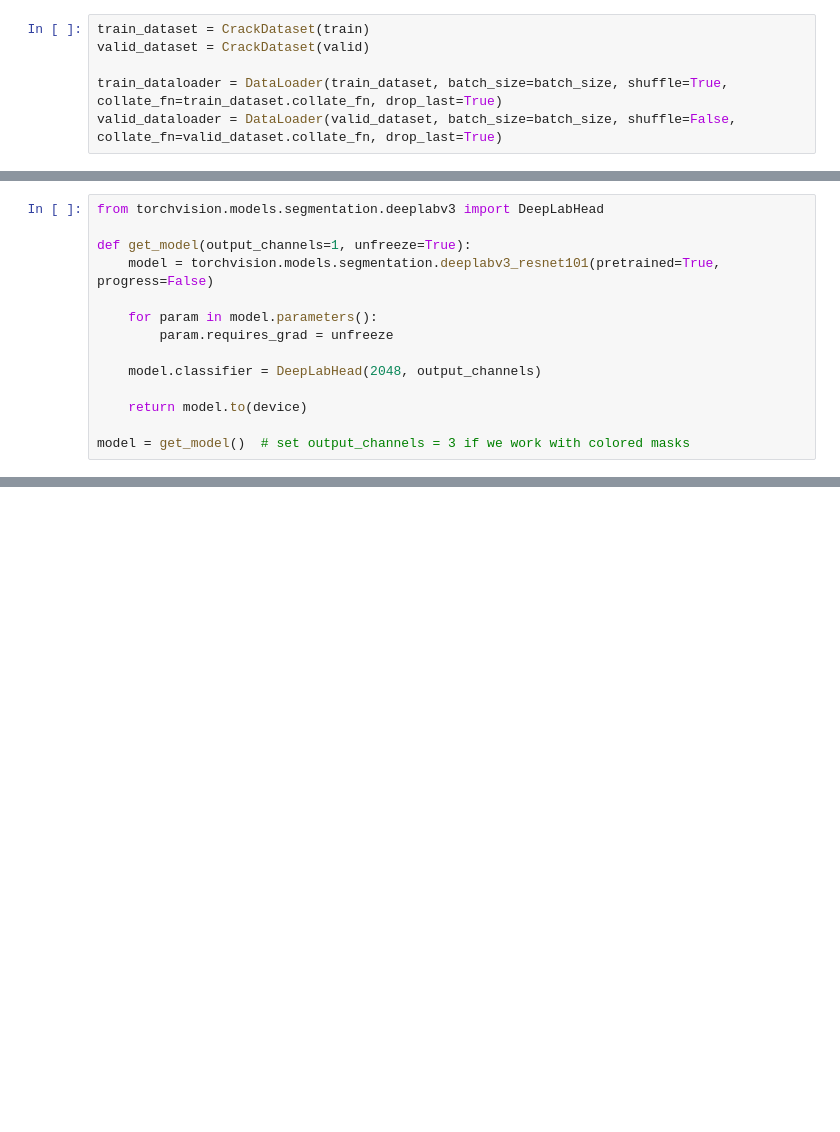
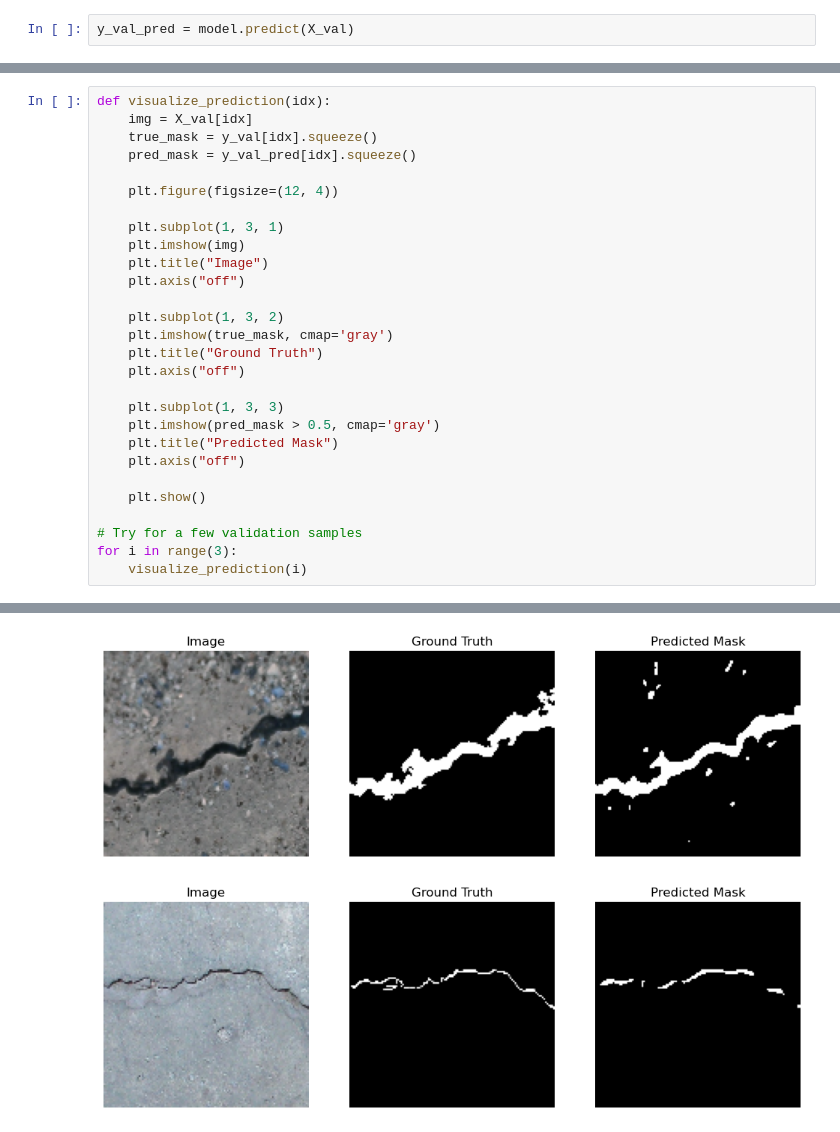
Before and after one commit to sarmijavier/crack_segmentation_task, a Jupyter notebook: crack_segmentation.ipynb, the cells around one changed output, grey strips where cells are left out. Cells and saved outputs as stored; diff of their text form; blank space fills up the shorter version.

```diff
--- a/crack_segmentation.ipynb
+++ b/crack_segmentation.ipynb
@@ -135,6 +240,2 @@ def validate_test_image(model, dataset):
 # %%
-train_dataset = CrackDataset(train)
-valid_dataset = CrackDataset(valid)
-
-train_dataloader = DataLoader(train_dataset, batch_size=batch_size, shuffle=True, collate_fn=train_dataset.collate_fn, drop_last=True)
-valid_dataloader = DataLoader(valid_dataset, batch_size=batch_size, shuffle=False, collate_fn=valid_dataset.collate_fn, drop_last=True)
+y_val_pred = model.predict(X_val)
@@ -141,15 +244,29 @@ valid_dataloader = DataLoader(valid_dataset, batch_size=batch_size, shuffle=Fals
 # %%
-from torchvision.models.segmentation.deeplabv3 import DeepLabHead
+def visualize_prediction(idx):
+    img = X_val[idx]
+    true_mask = y_val[idx].squeeze()
+    pred_mask = y_val_pred[idx].squeeze()
 
-def get_model(output_channels=1, unfreeze=True):
-    model = torchvision.models.segmentation.deeplabv3_resnet101(pretrained=True, progress=False)
+    plt.figure(figsize=(12, 4))
 
-    for param in model.parameters():
-        param.requires_grad = unfreeze
+    plt.subplot(1, 3, 1)
+    plt.imshow(img)
+    plt.title("Image")
+    plt.axis("off")
 
-    model.classifier = DeepLabHead(2048, output_channels)
+    plt.subplot(1, 3, 2)
+    plt.imshow(true_mask, cmap='gray')
+    plt.title("Ground Truth")
+    plt.axis("off")
 
-    return model.to(device)
+    plt.subplot(1, 3, 3)
+    plt.imshow(pred_mask > 0.5, cmap='gray')
+    plt.title("Predicted Mask")
+    plt.axis("off")
 
-model = get_model()  # set output_channels = 3 if we work with colored masks
+    plt.show()
+
+# Try for a few validation samples
+for i in range(3):
+    visualize_prediction(i)
 # %% [output]
@@ -156,0 +273,2 @@ Downloading: "https://download.pytorch.org/models/deeplabv3_resnet101_coco-586e9
+[figure, added]
+[figure, added]
```
Also changed, not shown: parts of 26 cells of this notebook.
